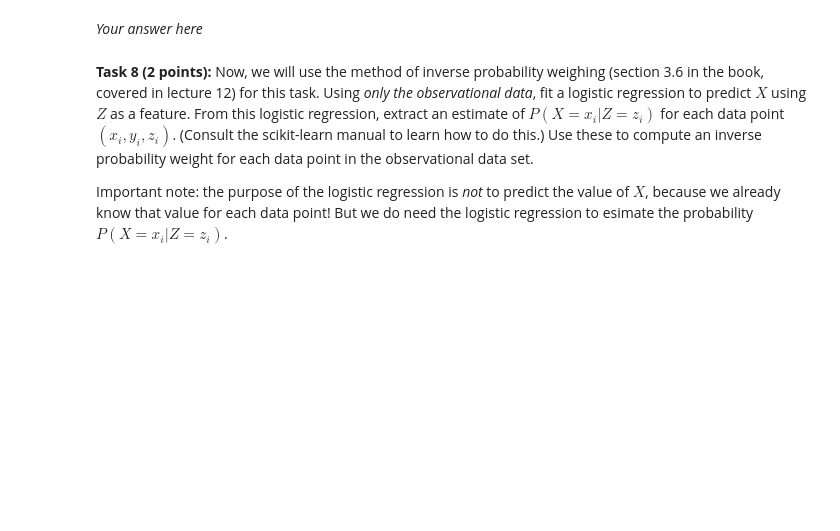
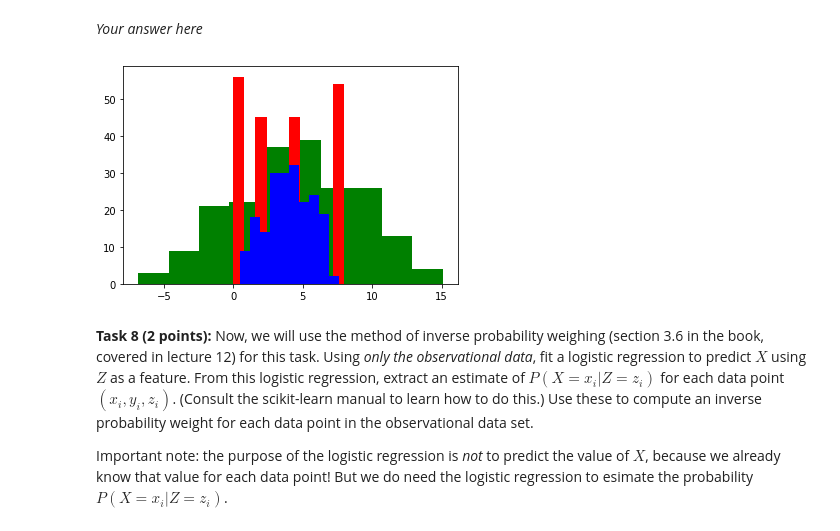
Before and after one commit to DatSplit/AML_Universiteit_Utrecht, a Jupyter notebook: Assignment 3/AML_assignment3.ipynb, the cells around one changed output. Saved outputs shown, nothing was run; the diff lists cells and outputs as text; code cells hidden in the pictures; blank space fills up the shorter version.

```diff
--- a/Assignment 3/AML_assignment3.ipynb
+++ b/Assignment 3/AML_assignment3.ipynb
@@ -114,3 +149,14 @@ You should see in your plot that the curve we learned from the observational dat
+# %%
+# Your code here
+
+plt.hist(y_exp, color='green')
+plt.hist(x_exp, color='red')
+plt.hist(z_exp, color='blue')
+
+
+plt.show()
+# %% [output]
+[figure, added]
 # %% [markdown]
 **Task 8 (2 points):** Now, we will use the method of inverse probability weighing (section 3.6 in the book, covered in lecture 12) for this task. Using *only the observational data*, fit a logistic regression to predict $X$ using $Z$ as a feature. From this logistic regression, extract an estimate of $P(X=x_i|Z=z_i)$ for each data point $(x_i, y_i, z_i)$. (Consult the scikit-learn manual to learn how to do this.) Use these to compute an inverse probability weight for each data point in the observational data set.
 
```
Also changed, not shown: parts of 15 cells of this notebook.
